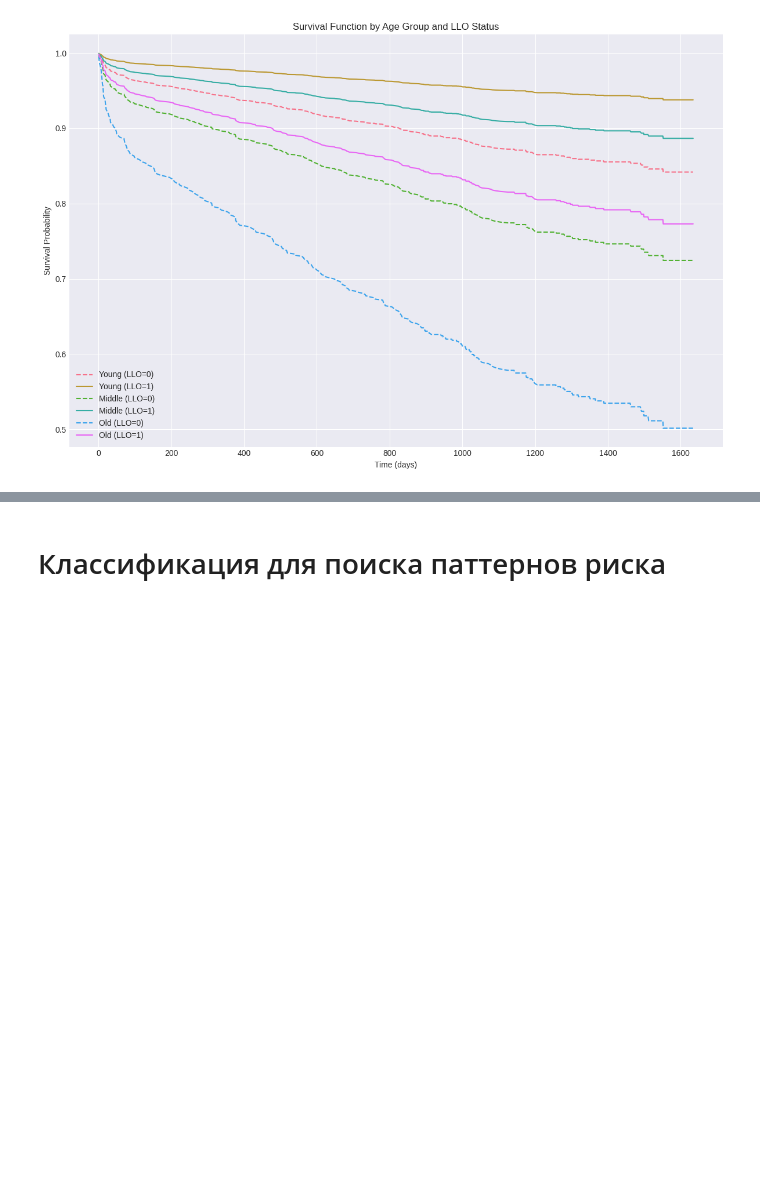
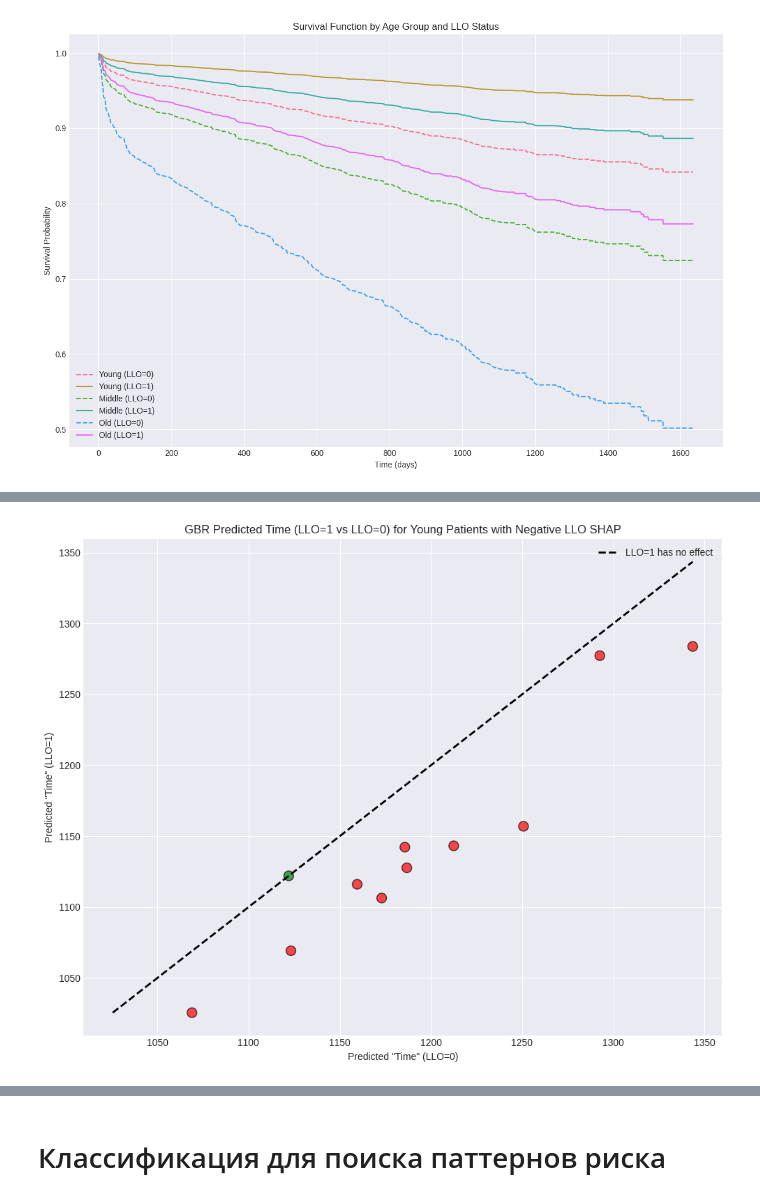
Before and after one commit to D2718281828nis/BioMedAI-Heart-Desease-LifeTime-Forecast, a Jupyter notebook: Analyse_LLO_feature_importance.ipynb, the cells around one changed output, grey strips where cells are left out. Drawn from its saved outputs; the diff is of its cells as text; code cells hidden in the pictures; blank space fills up the shorter version.

```diff
--- a/Analyse_LLO_feature_importance.ipynb
+++ b/Analyse_LLO_feature_importance.ipynb
@@ -1219,0 +1541,88 @@ plt.show()
+# %%
+import matplotlib.pyplot as plt
+import pandas as pd
+import numpy as np
+from sklearn.preprocessing import StandardScaler
+
+# Ensure necessary variables are available from previous cells
+# young_negative_llo_effect_patients_data (from GZF8l_LmKAcQ)
+# gb_reg (from be992f00-62dd-4666-96bd-0bf1e4d3a59d)
+# original_gb_reg_features (from 3f54c907-2b34-42fb-9be1-c92699f446f8)
+# df_upsampled (from TrV8L7PkH-NS or 5ZQOt2xPsbgU)
+
+if 'young_negative_llo_effect_patients_data' not in locals() or young_negative_llo_effect_patients_data.empty:
+    print("No 'Young' patients identified with negative SHAP for llo=1.")
+    print("Please ensure cell 'GZF8l_LmKAcQ' has been run successfully.")
+else:
+    # Re-initialize and fit scaler to ensure consistency with gb_reg model's features.
+    # The gb_reg model was trained on X_train from cell 3f54c907-2b34-42fb-9be1-c92699f446f8,
+    # which explicitly dropped 'time' and 'target'.
+    # We use df_upsampled and original_gb_reg_features to correctly fit the scaler.
+    temp_X_for_scaler_fit = df_upsampled[original_gb_reg_features]
+    temp_X_train_for_scaler, _, _, _ = train_test_split(
+        temp_X_for_scaler_fit, df_upsampled['time'], test_size=0.2, random_state=37
+    )
+    scaler = StandardScaler()
+    scaler.fit(temp_X_train_for_scaler)
+
+
+    # Extract features relevant to the gb_reg model for these patients
+    X_neg_shap_unscaled = young_negative_llo_effect_patients_data[original_gb_reg_features].copy()
+
+    # Scenario 1: Predict time with llo=1 (actual state for these patients)
+    X_neg_shap_llo1_scaled = scaler.transform(X_neg_shap_unscaled)
+    predicted_time_llo1 = gb_reg.predict(X_neg_shap_llo1_scaled)
+
+    # Scenario 2: Predict time with llo=0 (hypothetical state)
+    X_neg_shap_unscaled_llo0 = X_neg_shap_unscaled.copy()
+    X_neg_shap_unscaled_llo0.loc[:, 'llo'] = 0
+    X_neg_shap_llo0_scaled = scaler.transform(X_neg_shap_unscaled_llo0)
+    predicted_time_llo0 = gb_reg.predict(X_neg_shap_llo0_scaled)
+
+    # Calculate the effect of llo=1 relative to llo=0
+    # A negative value here means llo=1 decreases predicted time, indicating a negative effect on lifetime.
+    effect_of_llo1 = predicted_time_llo1 - predicted_time_llo0
+
+    # Create a DataFrame for visualization
+    plot_df = pd.DataFrame({
+        'Patient_ID': X_neg_shap_unscaled.index, # Use original indices as IDs
+        'Predicted_Time_llo0': predicted_time_llo0,
+        'Predicted_Time_llo1': predicted_time_llo1,
+        'Effect_llo1_vs_llo0': effect_of_llo1
+    })
+
+    # Sort by the effect for better visualization (optional for scatter, but good for consistency)
+    plot_df = plot_df.sort_values(by='Effect_llo1_vs_llo0')
+
+    plt.figure(figsize=(10, 8))
+    # Color points based on the effect: red for negative, green for positive
+    colors = ['red' if x < 0 else 'green' for x in plot_df['Effect_llo1_vs_llo0']]
+    plt.scatter(
+        x=plot_df['Predicted_Time_llo0'],
+        y=plot_df['Predicted_Time_llo1'],
+        c=colors, s=100, alpha=0.7, edgecolors='black'
+    )
+
+    # Add a diagonal line for reference (where Predicted_Time_llo1 == Predicted_Time_llo0)
+    min_val = min(plot_df['Predicted_Time_llo0'].min(), plot_df['Predicted_Time_llo1'].min())
+    max_val = max(plot_df['Predicted_Time_llo0'].max(), plot_df['Predicted_Time_llo1'].max())
+    plt.plot([min_val, max_val], [min_val, max_val], 'k--', lw=2, label='LLO=1 has no effect')
+
+    plt.title('GBR Predicted Time (LLO=1 vs LLO=0) for Young Patients with Negative LLO SHAP')
+    plt.xlabel('Predicted "Time" (LLO=0)')
+    plt.ylabel('Predicted "Time" (LLO=1)')
+    plt.grid(True)
+    plt.legend()
+    plt.tight_layout()
+    plt.show()
+
+    print("\nInterpretation:")
+    print("This scatter plot visualizes the predicted 'time' (lifetime value) for each patient in the 'Young' subgroup where the SHAP analysis indicated a negative effect for 'llo=1'.")
+    print("\n- The x-axis represents the predicted 'time' if 'llo' were 0 (hypothetical scenario).")
+    print("- The y-axis represents the predicted 'time' with 'llo' as 1 (actual state for these patients).")
+    print("- The dashed black line indicates where the predicted 'time' with LLO=1 is equal to the predicted 'time' with LLO=0 (i.e., no effect from LLO=1).")
+    print("- **Red points** are patients for whom LLO=1 leads to a *lower* predicted 'time' (points below the dashed line), aligning with the observed negative SHAP effect. This means for these individuals, having LLO=1 is associated with a decrease in predicted 'lifetime value'.")
+    print("- **Green points** are patients for whom LLO=1 leads to a *higher* predicted 'time' (points above the dashed line). Even within this 'negative SHAP' subgroup, some individuals still show a positive effect, highlighting the individual variability in model predictions.")
+    print("\nThis plot effectively highlights individual patients and the magnitude of the change in predicted 'time' due to 'llo=1', particularly focusing on those where the effect is negative.")
+# %% [output]
+[figure, added]
```
Also changed, not shown: parts of 8 cells of this notebook.
